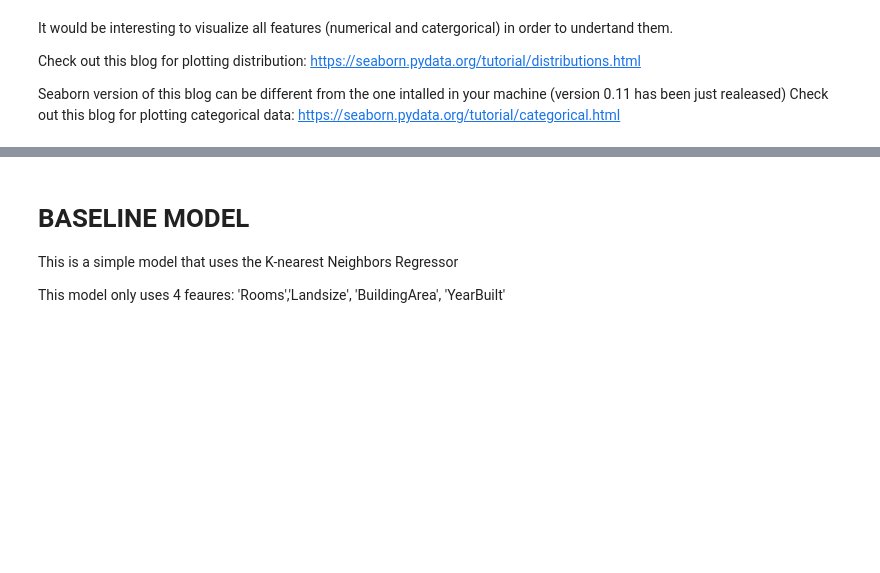
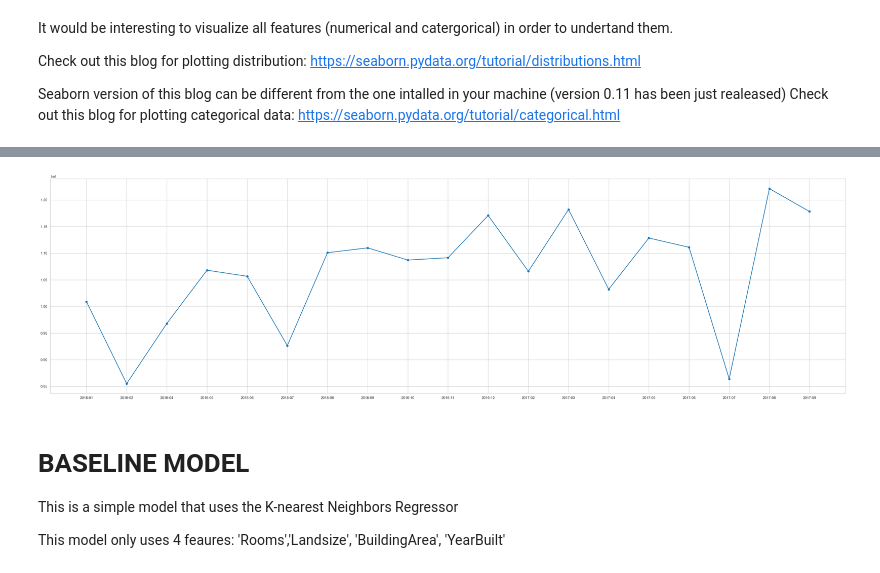
Before and after one commit to pau-torrente/DSUB_p2, a Jupyter notebook: project2.ipynb, the cells around one changed output, grey strips where cells are left out. Saved outputs shown, nothing was run; the diff lists cells and outputs as text; code cells hidden in the pictures; blank space fills up the shorter version.

```diff
--- a/project2.ipynb
+++ b/project2.ipynb
@@ -67,8 +63,8 @@ warnings.filterwarnings(action="ignore", message="^internal gelsd")
 # %% [output]
 0.11.2
 # %%
-train_set = pd.read_csv('/data/train_set.csv',index_col=0)
-test_set = pd.read_csv('/data/test_set.csv',index_col=0)
+train_set = pd.read_csv('data/train_set.csv',index_col=0)
+test_set = pd.read_csv('data/test_set.csv',index_col=0)
 # %% [markdown]
 # The problem
 The machine learning is to predict the house price, but before that it is imporntat to study the dataset and its features
@@ -158,0 +196,7 @@ plt.show()
+# %%
+import datetime
+format_str = '%d/%m/%Y' # The format
+train_set["Year"]=[datetime.datetime.strptime(d, format_str).date().year for d in train_set.Date]
+train_set["Month"]=[datetime.datetime.strptime(d, format_str).date().month for d in train_set.Date]
+train_set["YearMonth"]=[str(y)+ "-" + str(m).zfill(2) for y,m in zip(train_set.Year,train_set.Month)]
+train_set["YearMonth"]
@@ -159,3 +217,12 @@ plt.show()
+# %%
+fig = plt.figure(figsize=(35,10))
+df = train_set
+values= df.groupby(df.YearMonth)["Price"].mean()
+plt.plot(values,marker="o")
+
+fig.tight_layout()
+# %% [output]
+[figure, added]
 # %% [markdown]
 # BASELINE MODEL
 
```
Also changed, not shown: parts of 13 cells of this notebook, 1 other file.
